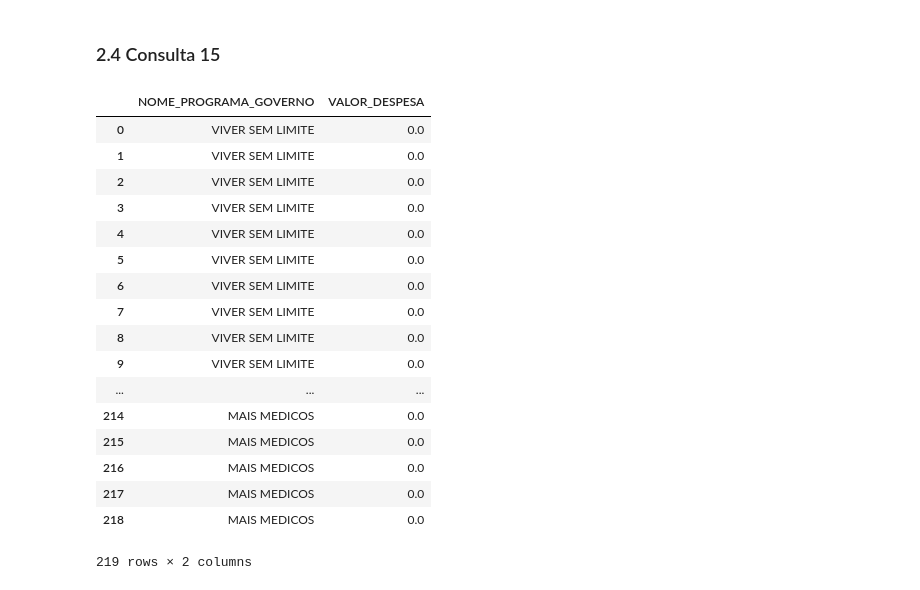
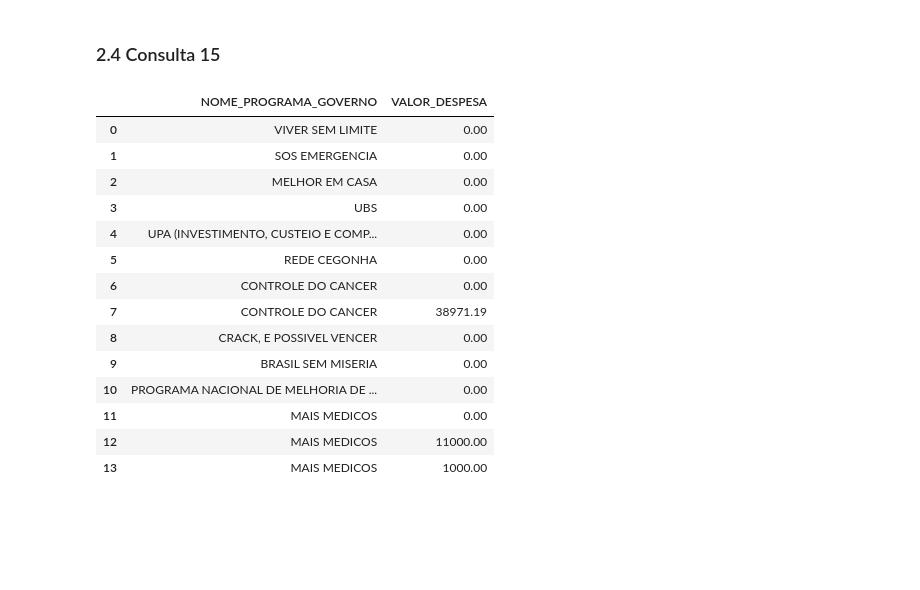
Before and after one commit to brenomatos/tp1-ibd, a Jupyter notebook: Breno.ipynb, the cells around one changed output. Saved outputs shown, nothing was run; the diff lists cells and outputs as text; code cells hidden in the pictures; blank space fills up the shorter version.

```diff
--- a/Breno.ipynb
+++ b/Breno.ipynb
@@ -181,30 +299,27 @@ df
 # %% [markdown]
 ### 2.4 Consulta 15
 # %%
-query = '''select NOME_PROGRAMA_GOVERNO,VALOR_DESPESA from
+query = '''select distinct NOME_PROGRAMA_GOVERNO,VALOR_DESPESA from
             ((DESPESA_PUBLICA natural join
             (select * from ORGAO where NOME_ORGAO ="Ministério da Saúde")) natural join
             PROGRAMA_GOVERNO)'''
 df = pd.read_sql_query(query,conn)
 df
 # %% [output]
 |  | NOME_PROGRAMA_GOVERNO | VALOR_DESPESA |
-| 0 | VIVER SEM LIMITE | 0.0 |
-| 1 | VIVER SEM LIMITE | 0.0 |
-| 2 | VIVER SEM LIMITE | 0.0 |
-| 3 | VIVER SEM LIMITE | 0.0 |
-| 4 | VIVER SEM LIMITE | 0.0 |
-| 5 | VIVER SEM LIMITE | 0.0 |
-| 6 | VIVER SEM LIMITE | 0.0 |
-| 7 | VIVER SEM LIMITE | 0.0 |
-| 8 | VIVER SEM LIMITE | 0.0 |
-| 9 | VIVER SEM LIMITE | 0.0 |
-| ... | ... | ... |
-| 214 | MAIS MEDICOS | 0.0 |
-| 215 | MAIS MEDICOS | 0.0 |
-| 216 | MAIS MEDICOS | 0.0 |
-| 217 | MAIS MEDICOS | 0.0 |
-| 218 | MAIS MEDICOS | 0.0 |
+| 0 | VIVER SEM LIMITE | 0.00 |
+| 1 | SOS EMERGENCIA | 0.00 |
+| 2 | MELHOR EM CASA | 0.00 |
+| 3 | UBS | 0.00 |
+| 4 | UPA (INVESTIMENTO, CUSTEIO E COMP... | 0.00 |
+| 5 | REDE CEGONHA | 0.00 |
+| 6 | CONTROLE DO CANCER | 0.00 |
+| 7 | CONTROLE DO CANCER | 38971.19 |
+| 8 | CRACK, E POSSIVEL VENCER | 0.00 |
+| 9 | BRASIL SEM MISERIA | 0.00 |
+| 10 | PROGRAMA NACIONAL DE MELHORIA DE ... | 0.00 |
+| 11 | MAIS MEDICOS | 0.00 |
+| 12 | MAIS MEDICOS | 11000.00 |
+| 13 | MAIS MEDICOS | 1000.00 |
-219 rows × 2 columns
 # %%
 conn.close()
```
Also changed, not shown: parts of 15 cells of this notebook, 1 other file.
